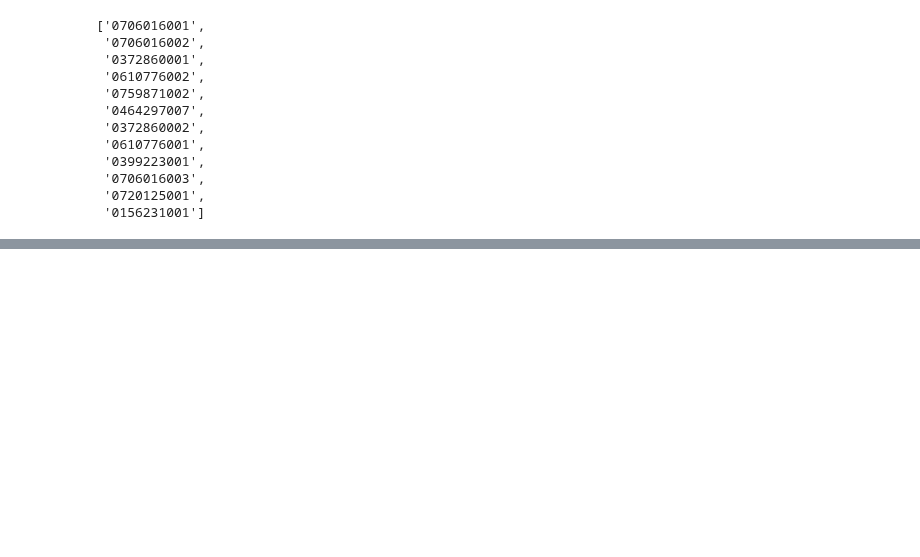
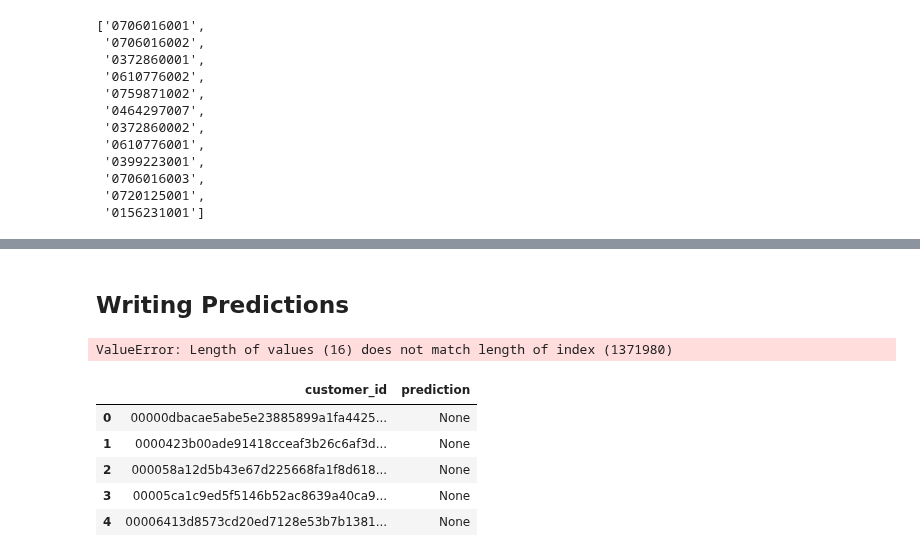
Before and after one commit to ManashJKonwar/Kaggle-HM-Recommender, a Jupyter notebook: hm-lightfm-nofeatures.ipynb, the cells around one changed output, grey strips where cells are left out. Drawn from its saved outputs; the diff is of its cells as text; code cells hidden in the pictures; blank space fills up the shorter version.

```diff
--- a/hm-lightfm-nofeatures.ipynb
+++ b/hm-lightfm-nofeatures.ipynb
@@ -469,5 +470,8 @@ def predict_submission(submission_data=None):
 
     pool = Pool(num_cores)
     result = pool.map(predict_sub_chunks, all_chunks)
+
+    result_combined = list(itertools.chain(result[0], result[1], result[2], result[3]))
+    return result_combined
 # %%
-ps = predict_submission(submission_data)
+final_predictions = predict_submission(submission_data[:16])
@@ -473,0 +506,16 @@ ps = predict_submission(submission_data)
+# %% [markdown]
+## Writing Predictions
+# %%
+final_submission_data = submission_data.copy()
+final_submission_data['prediction'] = final_predictions
+# %% [output]
+ValueError: Length of values (16) does not match length of index (1371980)
+# %%
+final_submission_data.head()
+# %% [output]
+|  | customer_id | prediction |
+| 0 | 00000dbacae5abe5e23885899a1fa4425... | None |
+| 1 | 0000423b00ade91418cceaf3b26c6af3d... | None |
+| 2 | 000058a12d5b43e67d225668fa1f8d618... | None |
+| 3 | 00005ca1c9ed5f5146b52ac8639a40ca9... | None |
+| 4 | 00006413d8573cd20ed7128e53b7b1381... | None |
```
Also changed, not shown: parts of 4 cells of this notebook.
